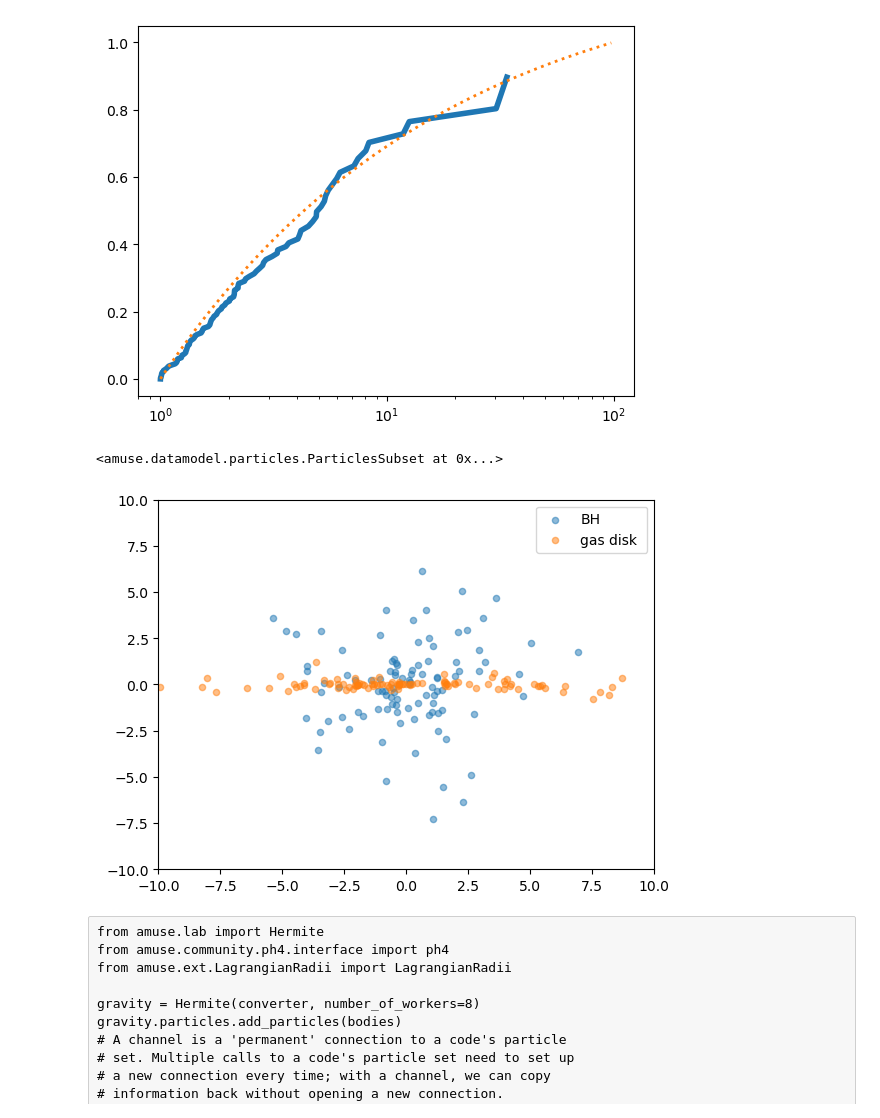
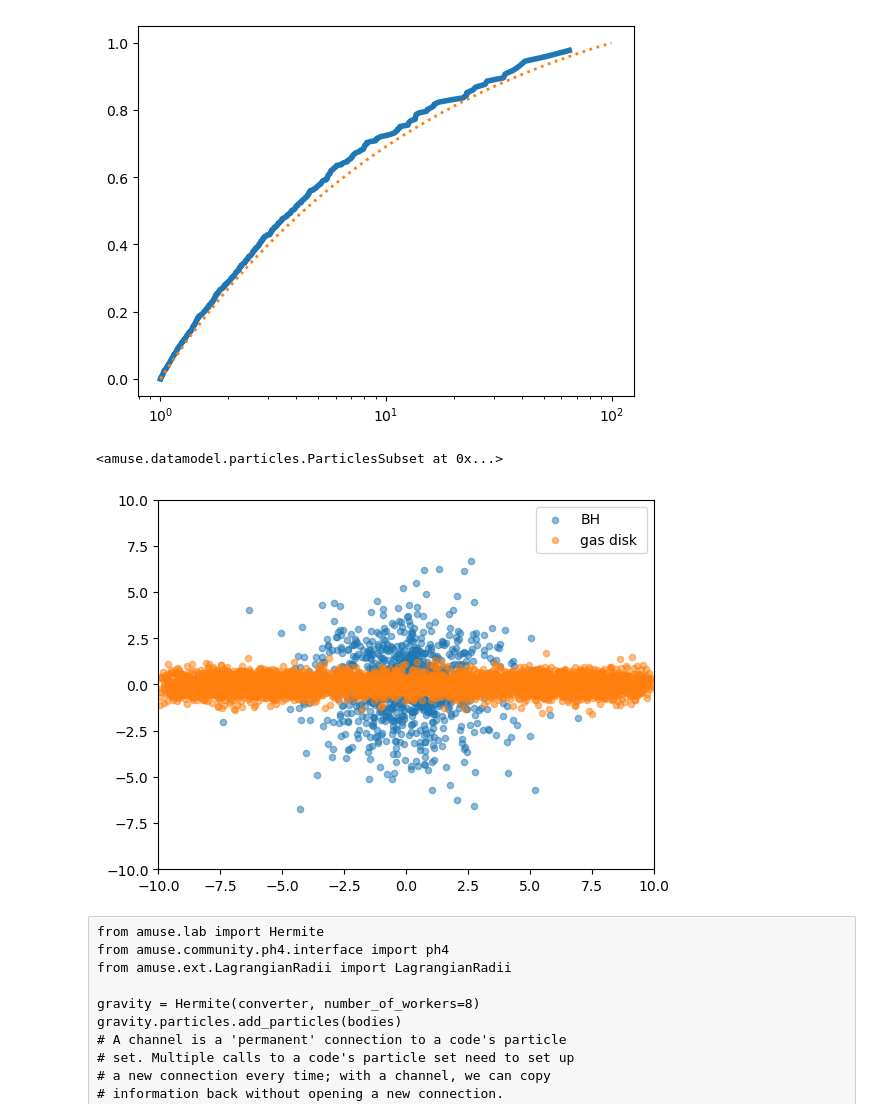
Before and after one commit to Protesticon/BBH_AMUSE, a Jupyter notebook: BH_initialization.ipynb, the cells around one changed output. Drawn from its saved outputs; the diff is of its cells as text; code cells hidden in the pictures.

```diff
--- a/BH_initialization.ipynb
+++ b/BH_initialization.ipynb
@@ -50,7 +50,7 @@ def plot(body):
 #     pyplot.colorbar()
 #     pyplot.show()
 # %%
-N = 100
+N = 1000
 n_BHs = N
 alpha_IMF = -2.35
 
@@ -101,44 +101,44 @@ def plot_cdf(m, alpha_IMF=-2.35):
     pyplot.show()
 plot_cdf(m_BHs)
 # %% [output]
-[figure, old version]
+[figure, new version]
 # %%
 from amuse.ext.protodisk import ProtoPlanetaryDisk
 from amuse.lab import nbody_system
 
 def make_disk_around_SMBH(SMBH):
     R = 10|units.pc
-    Ndisk = 100
-    Rin = 0.001
+    Ndisk = 10000
+    Rin = 0.1
     Rout = 1
     Pinner = orbital_period(SMBH.mass, Rin*R)
     Mdisk = 1e-2 * SMBH.mass
     converter1 = nbody_system.nbody_to_si(SMBH.mass.sum(), R)
 
     disk = ProtoPlanetaryDisk(Ndisk,
                               convert_nbody=converter1,
                               Rmin=Rin,
                               Rmax=Rout,
                               q_out=10.0,
                               discfraction=Mdisk/SMBH.mass).result
     disk.name = "gas disk "
     disk.move_to_center()
     masses = Mdisk/float(Ndisk)
     disk.mass = masses
     rho = 3.0| (units.g/units.cm**3)
     disk.radius = (disk.mass/(4*rho))**(1./3.)
     return disk, Pinner, converter1
 
 disk, Pinner, converter1 = make_disk_around_SMBH(SMBH)
 from amuse.plot import scatter
 
 plot(bodies)
 plot(disk)
 pyplot.legend([bodies[0].name, disk[0].name], loc="best")
 bodies.add_particles(SMBH)
 # %% [output]
 <amuse.datamodel.particles.ParticlesSubset at 0x...>
-[figure, old version]
+[figure, new version]
 # %% [raw]
 from amuse.lab import Hermite
 from amuse.community.ph4.interface import ph4
```
Also changed, not shown: parts of 6 cells of this notebook, 2 other files.
